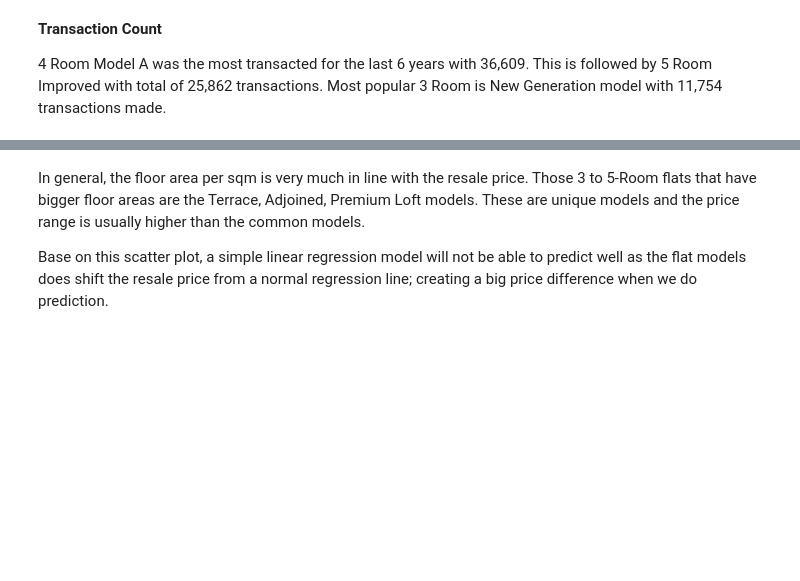
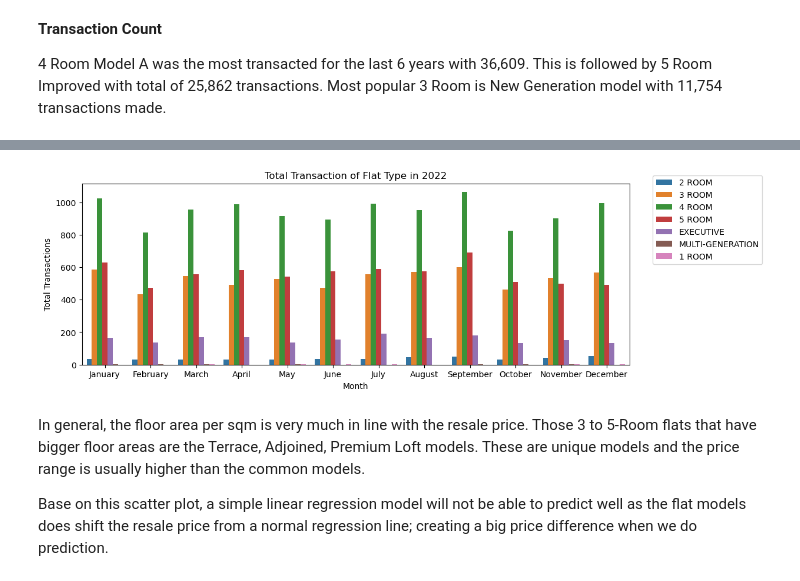
Before and after one commit to DalePeh/PersonalPortfolio, a Jupyter notebook: eda-model-pipepline.ipynb, the cells around one changed output, grey strips where cells are left out. Cells and saved outputs as stored; diff of their text form; code cells hidden in the pictures; blank space fills up the shorter version.

```diff
--- a/eda-model-pipepline.ipynb
+++ b/eda-model-pipepline.ipynb
@@ -78,2 +76,0 @@ memory usage: 8.8+ KB
-# %%
-cpi_housing.drop(cpi_housing.columns[3], axis=1, inplace=True)
@@ -109,0 +102,6 @@ hdb_resale.tail(10)
+# %%
+#Add "Adjusted-Price" calculated from CPI Housing
+hdb_resale['Adjusted_Price'] =  hdb_resale['resale_price'] * (109.350 / hdb_resale['CPI Housing'])
+
+#Round the Adjusted_Price round to nearest thousand
+hdb_resale['Adjusted_Price'] =hdb_resale.Adjusted_Price.round(-2)
@@ -186,6 +215,6 @@ hdb_resale.info()
 # %%
 #Create a new DataFrame call df_resale as these will be the features we are using for modelling
 df_resale = hdb_resale[['Tranc_Yr', 'Tranc_Mth', 'town', 'flat_type', 'flat_model', 'block', 'street_name', 'median_flr',
-                      'Distance_from_CBD', 'remaining_yr', 'floor_area_sqm', 'resale_price']]
+                      'Distance_from_CBD', 'remaining_yr', 'floor_area_sqm', 'resale_price', 'Adjusted_Price']]
 
 df_resale
@@ -248,3 +358,16 @@ plt.show()
+# %%
+# Countplot of resale by month in the year 2022
+plt.figure(figsize=(12,4))
+sale_2022 = df_resale[df_resale['Tranc_Yr'] == 2022]
+sale_2022_countplot = sns.countplot(data=sale_2022, x='Tranc_Mth', hue='flat_type')
+sale_2022_countplot.legend(loc='right', bbox_to_anchor=(1.25, 0.8), ncol=1)
+plt.xlabel("Month")
+plt.ylabel("Total Transactions")
+plt.title("Total Transaction of Flat Type in 2022")
+
+plt.show()
+# %% [output]
+[figure, added]
 # %%
 yearly_avg_price = df_resale.groupby(['Tranc_Yr', 'flat_type'])['resale_price'].mean().round()
 yearly_avg_price = pd.DataFrame(yearly_avg_price).reset_index()
```
Also changed, not shown: parts of 25 cells of this notebook.
